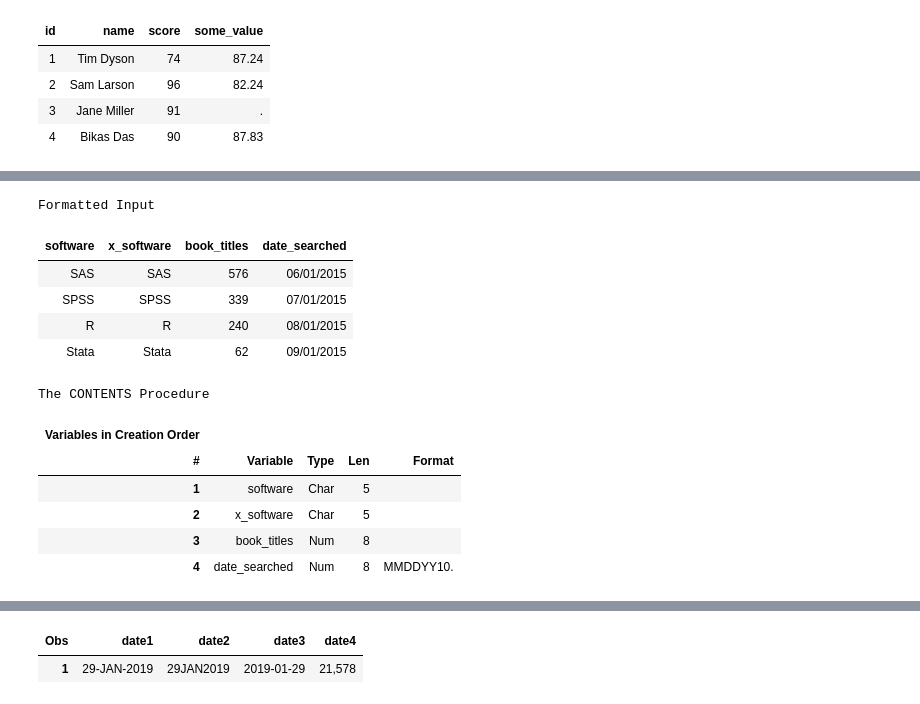
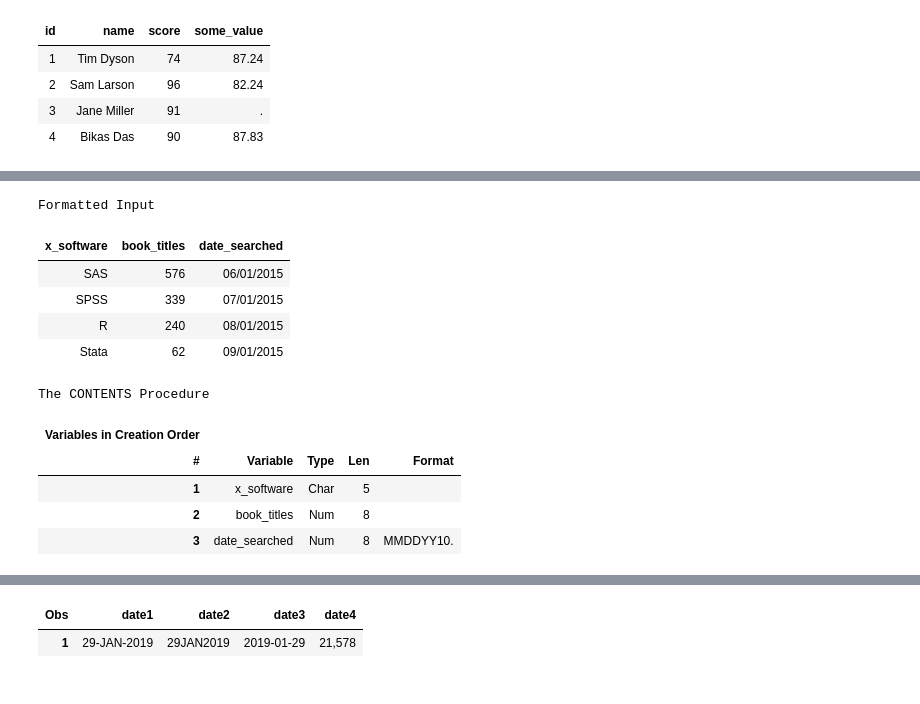
Before and after one commit to ProcJimi/curriculum, a Jupyter notebook: Week2/Week2_Part1.ipynb, the cells around one changed output, grey strips where cells are left out. Saved outputs shown, nothing was run; the diff lists cells and outputs as text; code cells hidden in the pictures.

```diff
--- a/Week2/Week2_Part1.ipynb
+++ b/Week2/Week2_Part1.ipynb
@@ -161,38 +132,36 @@ With Formatted input, the column pointer moves the length that is specified in t
 # %%
 *Ex4_Formatted_Input.sas;
 OPTIONS nocenter nonumber nodate;
 data have1;
 infile datalines firstobs=3;   /*Read from the 3rd record? */
-input software $5.             /* $w.informat left-justifies the value*/
-      @1 x_software $char5.     /* $char informat right-justifies the value*/
+input @1 x_software $char5.     /* $char informat right-justifies the value*/
       @7 book_titles 3.         /*SAS moves the pointer to column 7*/
       @11 date_searched mmddyy10.; /*Informat specified*/
 format date_searched mmddyy10.;    /*Format specified*/
 datalines;
 http://r4stats.com/articles/popularity/
 12345678901234567890
-  SAS 576 06/01/2015
- SPSS 339 07/01/2015
-    R 240 08/01/2015
+SAS   576 06/01/2015
+SPSS  339 07/01/2015
+R     240 08/01/2015
 Stata  62 09/01/2015
 ;
 title 'Formatted Input';
 proc print data=Have1 noobs ; run;
 title;
 proc contents data=Have1 p;
 ods select position;
 run;
 # %% [output]
 Formatted Input
-| software | x_software | book_titles | date_searched |
-| SAS | SAS | 576 | 06/01/2015 |
-| SPSS | SPSS | 339 | 07/01/2015 |
-| R | R | 240 | 08/01/2015 |
-| Stata | Stata | 62 | 09/01/2015 |
+| x_software | book_titles | date_searched |
+| SAS | 576 | 06/01/2015 |
+| SPSS | 339 | 07/01/2015 |
+| R | 240 | 08/01/2015 |
+| Stata | 62 | 09/01/2015 |
 The CONTENTS Procedure
 | Variables in Creation Order |  |  |  |  |
 | # | Variable | Type | Len | Format |
-| 1 | software | Char | 5 |  |
-| 2 | x_software | Char | 5 |  |
-| 3 | book_titles | Num | 8 |  |
-| 4 | date_searched | Num | 8 | MMDDYY10. |
+| 1 | x_software | Char | 5 |  |
+| 2 | book_titles | Num | 8 |  |
+| 3 | date_searched | Num | 8 | MMDDYY10. |
```
Also changed, not shown: parts of 80 cells of this notebook, 1 other file.
